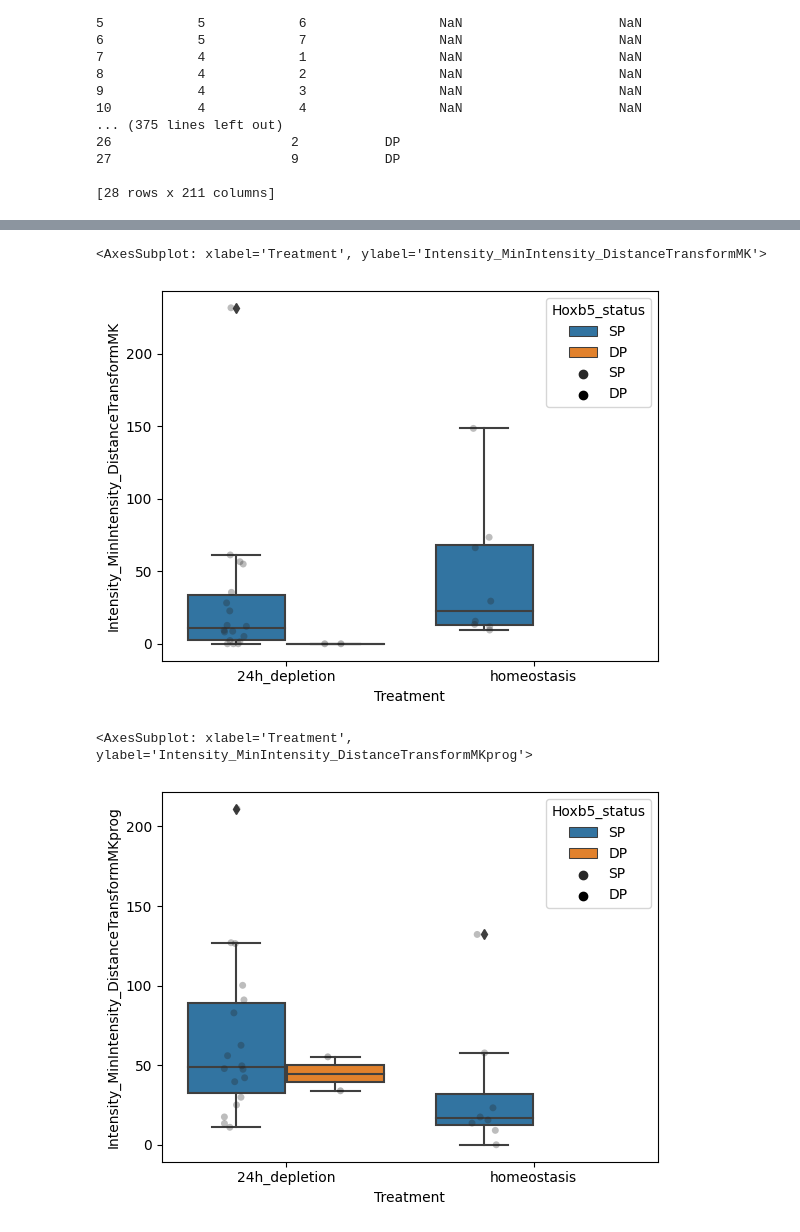
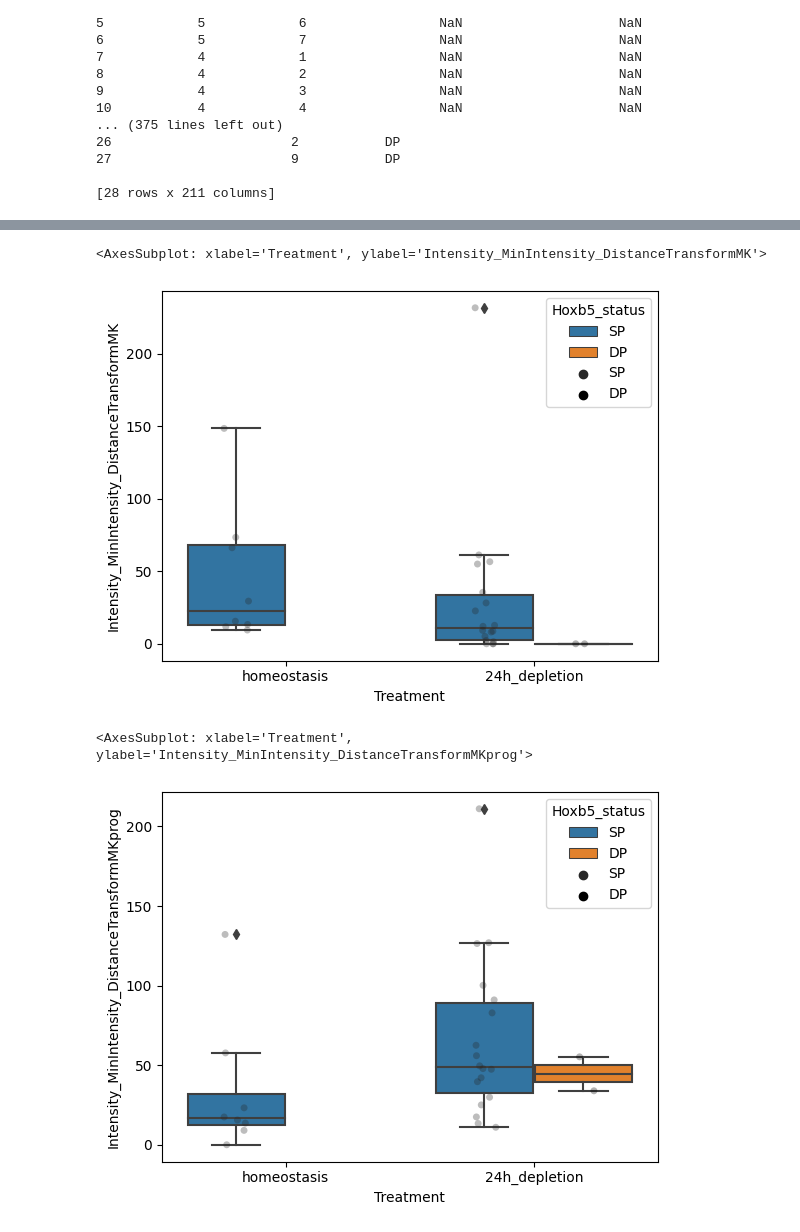
Before and after one commit to Mas515/Image_analysis, a Jupyter notebook: IVMtilescans_plot.ipynb, the cells around one changed output, grey strips where cells are left out. Drawn from its saved outputs; the diff is of its cells as text; code cells hidden in the pictures.

Commit message:
more neighbourhood analysis plot and anovas

```diff
--- a/IVMtilescans_plot.ipynb
+++ b/IVMtilescans_plot.ipynb
@@ -108,13 +108,13 @@ data.to_csv('/Users/secchim/Documents/221124TEST.csv')
 # %%
-sns.boxplot(x=("Treatment"), hue='Hoxb5_status', y="Intensity_MinIntensity_DistanceTransformMK", data=data)
-sns.stripplot(x=("Treatment"),hue='Hoxb5_status', y="Intensity_MinIntensity_DistanceTransformMK", data=data, dodge=True, color='black', alpha=0.3)
+sns.boxplot(x=("Treatment"), hue='Hoxb5_status', y="Intensity_MinIntensity_DistanceTransformMK", data=data, order=['homeostasis', '24h_depletion'])
+sns.stripplot(x=("Treatment"),hue='Hoxb5_status', y="Intensity_MinIntensity_DistanceTransformMK", data=data, dodge=True, color='black', alpha=0.3, order=['homeostasis', '24h_depletion'])
 # %% [output]
 <AxesSubplot: xlabel='Treatment', ylabel='Intensity_MinIntensity_DistanceTransformMK'>
-[figure, old version]
+[figure, new version]
 # %%
-sns.boxplot(x=("Treatment"), hue='Hoxb5_status', y="Intensity_MinIntensity_DistanceTransformMKprog", data=data)
-sns.stripplot(x=("Treatment"),hue='Hoxb5_status', y="Intensity_MinIntensity_DistanceTransformMKprog", data=data, dodge=True, color='black', alpha=0.3)
+sns.boxplot(x=("Treatment"), hue='Hoxb5_status', y="Intensity_MinIntensity_DistanceTransformMKprog", data=data, order=['homeostasis', '24h_depletion'])
+sns.stripplot(x=("Treatment"),hue='Hoxb5_status', y="Intensity_MinIntensity_DistanceTransformMKprog", data=data, dodge=True, color='black', alpha=0.3, order=['homeostasis', '24h_depletion'])
 # %% [output]
 <AxesSubplot: xlabel='Treatment', ylabel='Intensity_MinIntensity_DistanceTransformMKprog'>
-[figure, old version]
+[figure, new version]
 # %%
```
Also changed, not shown: parts of 10 cells of this notebook.
